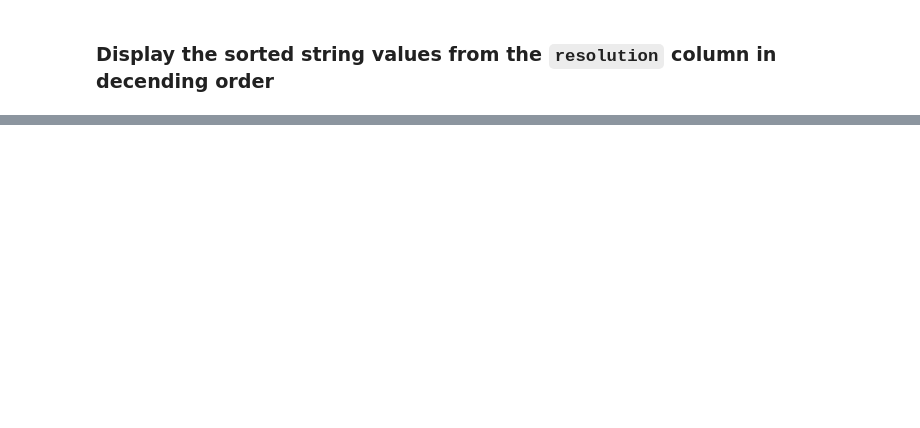
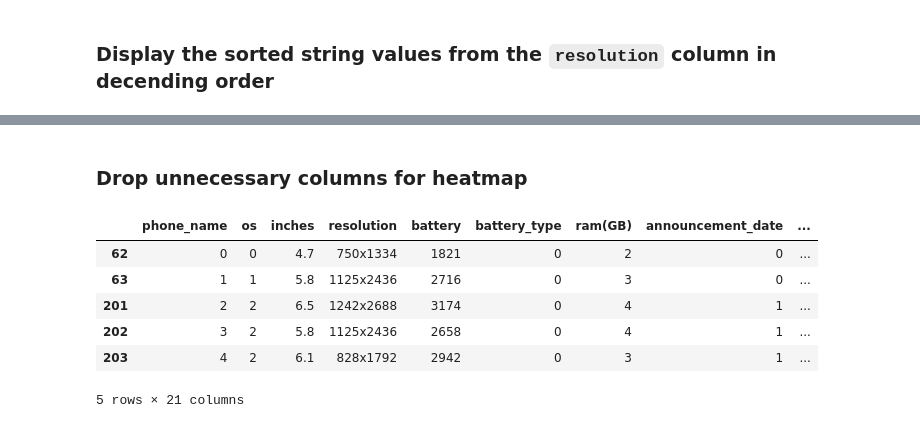
Before and after one commit to Nathan-Seeley/Phones_Comparison, a Jupyter notebook: iphone_analysis.ipynb, the cells around one changed output, grey strips where cells are left out. Drawn from its saved outputs; the diff is of its cells as text; code cells hidden in the pictures; blank space fills up the shorter version.

```diff
--- a/phones_comparison.ipynb
+++ b/iphone_analysis.ipynb
@@ -170,0 +182,13 @@ resolution_values.sort_values(ascending=False).unique()
+# %% [markdown]
+### Drop unnecessary columns for heatmap
+# %%
+treated_apple_devices.drop(columns=["brand"], inplace=True)
+treated_apple_devices.head()
+# %% [output]
+|  | phone_name | os | inches | resolution | battery | battery_type | ram(GB) | announcement_date | ... |
+| 62 | 0 | 0 | 4.7 | 750x1334 | 1821 | 0 | 2 | 0 | ... |
+| 63 | 1 | 1 | 5.8 | 1125x2436 | 2716 | 0 | 3 | 0 | ... |
+| 201 | 2 | 2 | 6.5 | 1242x2688 | 3174 | 0 | 4 | 1 | ... |
+| 202 | 3 | 2 | 5.8 | 1125x2436 | 2658 | 0 | 4 | 1 | ... |
+| 203 | 4 | 2 | 6.1 | 828x1792 | 2942 | 0 | 3 | 1 | ... |
+5 rows × 21 columns
```
Also changed, not shown: parts of 2 cells of this notebook.
